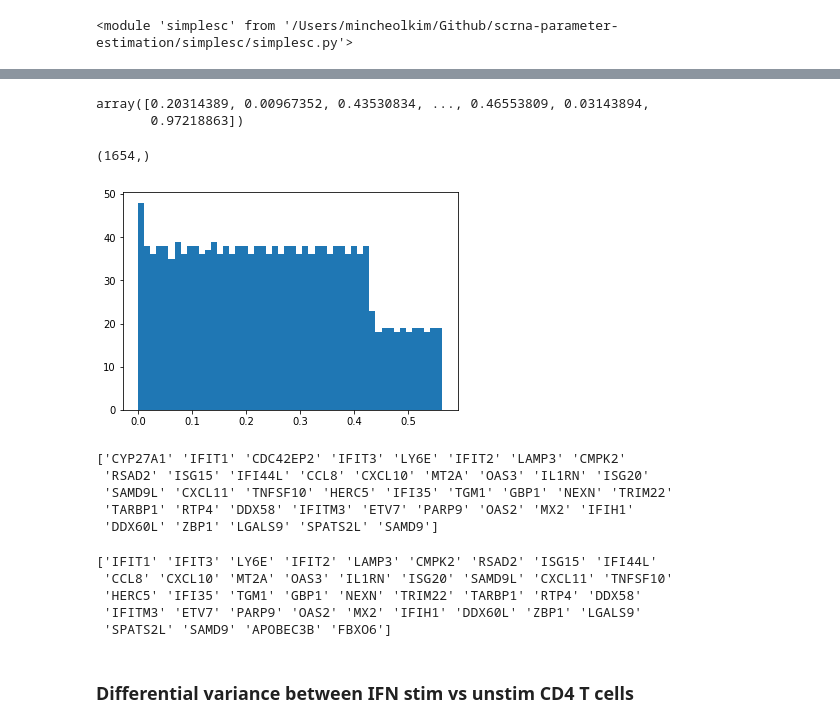
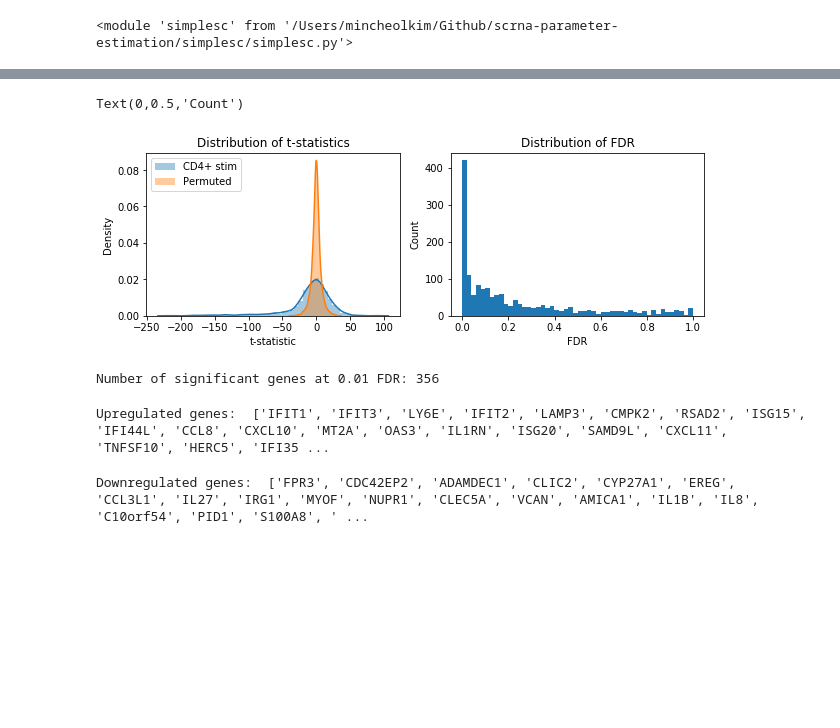
Before and after one commit to yelabucsf/scrna-parameter-estimation, a Jupyter notebook: examples/interferon_stimulation/interferon_stimulation_analysis.ipynb, the cells around one changed output, grey strips where cells are left out. Cells and saved outputs as stored; diff of their text form; code cells hidden in the pictures; blank space fills up the shorter version.

```diff
--- a/examples/interferon_stimulation/interferon_stimulation_analysis.ipynb
+++ b/examples/interferon_stimulation/interferon_stimulation_analysis.ipynb
@@ -139,31 +191,31 @@ plt.hist(null_t_stats[~np.isnan(null_t_stats)], bins=50);
-# %%
-pvals
-# %% [output]
-array([0.20314389, 0.00967352, 0.43530834, ..., 0.46553809, 0.03143894,
-       0.97218863])
-# %%
-pvals.shape
-# %% [output]
-(1654,)
-# %%
-plt.hist(pvals/2, bins=50);
-# %% [output]
-[figure, removed]
+# %%
+_, fdr = fdrcorrection(pvals)
+# %%
+plt.figure(figsize=(10, 3))
+plt.subplot(1, 2, 1);
+sns.distplot(t_stats[~np.isnan(t_stats)]);
+sns.distplot(null_t_stats[~np.isnan(null_t_stats)]);
+plt.legend(['CD4+ stim', 'Permuted']);
+plt.xlabel('t-statistic');
+plt.ylabel('Density');
+plt.title('Distribution of t-statistics')
+plt.subplot(1, 2, 2);
+plt.hist(fdr[~np.isnan(fdr)], bins=50);
+plt.title('Distribution of FDR')
+plt.xlabel('FDR');
+plt.ylabel('Count')
+# %% [output]
+Text(0,0.5,'Count')
+[figure, added]
+# %%
+print('Number of significant genes at 0.01 FDR:', (fdr < 0.01).sum())
+# %% [output]
+Number of significant genes at 0.01 FDR: 356
 # %%
-print(adata.var.index.values[np.argsort(t_stat)[:40]])
+print('Upregulated genes: ', adata.var.index[np.argsort(t_stats)[:50]].tolist())
 # %% [output]
-['CYP27A1' 'IFIT1' 'CDC42EP2' 'IFIT3' 'LY6E' 'IFIT2' 'LAMP3' 'CMPK2'
- 'RSAD2' 'ISG15' 'IFI44L' 'CCL8' 'CXCL10' 'MT2A' 'OAS3' 'IL1RN' 'ISG20'
- 'SAMD9L' 'CXCL11' 'TNFSF10' 'HERC5' 'IFI35' 'TGM1' 'GBP1' 'NEXN' 'TRIM22'
- 'TARBP1' 'RTP4' 'DDX58' 'IFITM3' 'ETV7' 'PARP9' 'OAS2' 'MX2' 'IFIH1'
- 'DDX60L' 'ZBP1' 'LGALS9' 'SPATS2L' 'SAMD9']
+Upregulated genes:  ['IFIT1', 'IFIT3', 'LY6E', 'IFIT2', 'LAMP3', 'CMPK2', 'RSAD2', 'ISG15', 'IFI44L', 'CCL8', 'CXCL10', 'MT2A', 'OAS3', 'IL1RN', 'ISG20', 'SAMD9L', 'CXCL11', 'TNFSF10', 'HERC5', 'IFI35 ...
 # %%
-print(adata.var.index.values[np.argsort(bayes)[::-1][:40]])
+print('Downregulated genes: ', adata.var.index[np.argsort(t_stats)[::-1][:50]].tolist())
 # %% [output]
-['IFIT1' 'IFIT3' 'LY6E' 'IFIT2' 'LAMP3' 'CMPK2' 'RSAD2' 'ISG15' 'IFI44L'
- 'CCL8' 'CXCL10' 'MT2A' 'OAS3' 'IL1RN' 'ISG20' 'SAMD9L' 'CXCL11' 'TNFSF10'
- 'HERC5' 'IFI35' 'TGM1' 'GBP1' 'NEXN' 'TRIM22' 'TARBP1' 'RTP4' 'DDX58'
- 'IFITM3' 'ETV7' 'PARP9' 'OAS2' 'MX2' 'IFIH1' 'DDX60L' 'ZBP1' 'LGALS9'
- 'SPATS2L' 'SAMD9' 'APOBEC3B' 'FBXO6']
+Downregulated genes:  ['FPR3', 'CDC42EP2', 'ADAMDEC1', 'CLIC2', 'CYP27A1', 'EREG', 'CCL3L1', 'IL27', 'IRG1', 'MYOF', 'NUPR1', 'CLEC5A', 'VCAN', 'AMICA1', 'IL1B', 'IL8', 'C10orf54', 'PID1', 'S100A8', ' ...
-# %% [markdown]
-### Differential variance between IFN stim vs unstim CD4 T cells
```
Also changed, not shown: parts of 33 cells of this notebook, 1 other file.
